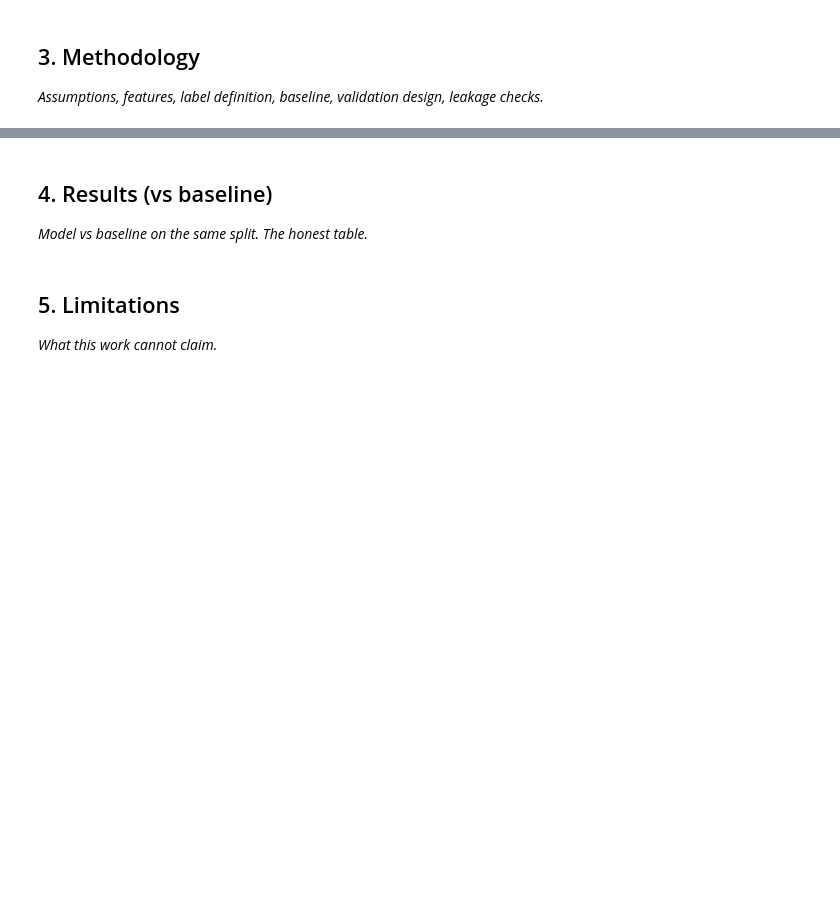
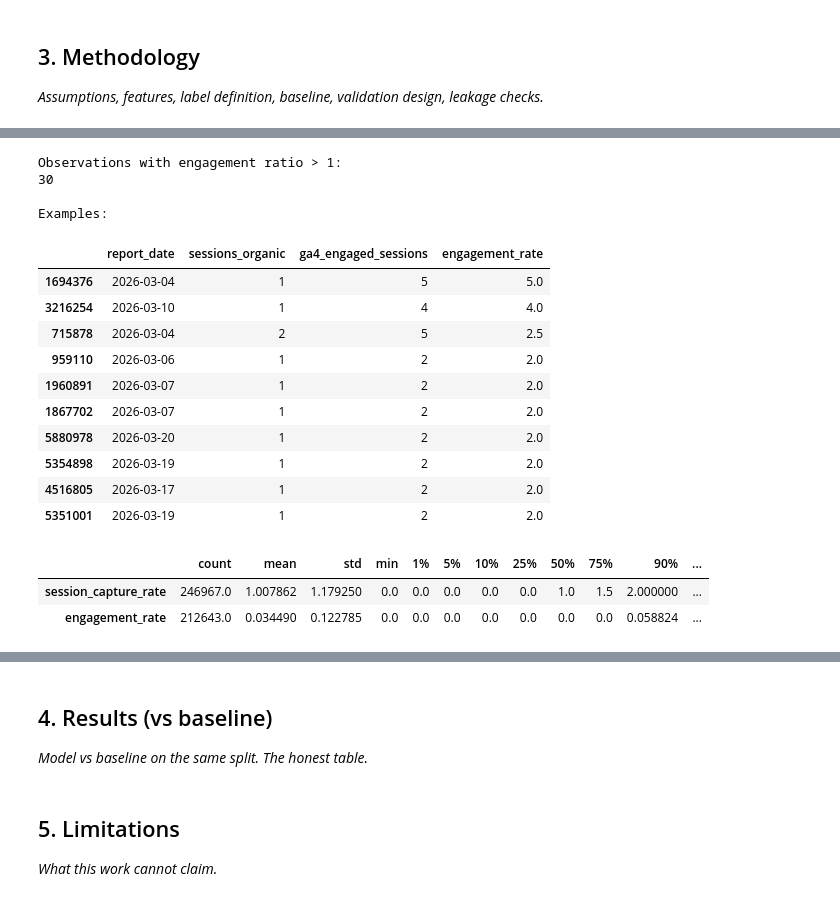
Before and after one commit to itsayeshaqamar/flyrank-mlinternship-ayesha, a Jupyter notebook: work/notebooks/capstone.ipynb, the cells around one changed output, grey strips where cells are left out. Saved outputs shown, nothing was run; the diff lists cells and outputs as text; code cells hidden in the pictures; blank space fills up the shorter version.

```diff
--- a/work/notebooks/capstone.ipynb
+++ b/work/notebooks/capstone.ipynb
@@ -20,0 +883,70 @@ This skeleton is yours to fill. Work the sections **in order** — each one has
+# %%
+# ============================================================
+# 7. Investigate engagement ratios above 100%
+# ============================================================
+
+engagement_above_1 = funnel_df[
+    funnel_df["engagement_rate"] > 1
+].copy()
+
+print("Observations with engagement ratio > 1:")
+print(len(engagement_above_1))
+
+print("\nExamples:")
+display(
+    engagement_above_1[
+        [
+            "report_date",
+            "sessions_organic",
+            "ga4_engaged_sessions",
+            "engagement_rate"
+        ]
+    ]
+    .sort_values("engagement_rate", ascending=False)
+    .head(10)
+)
+# %% [output]
+Observations with engagement ratio > 1:
+30
+
+Examples:
+|  | report_date | sessions_organic | ga4_engaged_sessions | engagement_rate |
+| 1694376 | 2026-03-04 | 1 | 5 | 5.0 |
+| 3216254 | 2026-03-10 | 1 | 4 | 4.0 |
+| 715878 | 2026-03-04 | 2 | 5 | 2.5 |
+| 959110 | 2026-03-06 | 1 | 2 | 2.0 |
+| 1960891 | 2026-03-07 | 1 | 2 | 2.0 |
+| 1867702 | 2026-03-07 | 1 | 2 | 2.0 |
+| 5880978 | 2026-03-20 | 1 | 2 | 2.0 |
+| 5354898 | 2026-03-19 | 1 | 2 | 2.0 |
+| 4516805 | 2026-03-17 | 1 | 2 | 2.0 |
+| 5351001 | 2026-03-19 | 1 | 2 | 2.0 |
+# %%
+# ============================================================
+# 8. Distribution of the ratio signals
+# ============================================================
+
+ratio_summary = funnel_df[
+    [
+        "session_capture_rate",
+        "engagement_rate"
+    ]
+].describe(
+    percentiles=[
+        0.01,
+        0.05,
+        0.10,
+        0.25,
+        0.50,
+        0.75,
+        0.90,
+        0.95,
+        0.99
+    ]
+).T
+
+display(ratio_summary)
+# %% [output]
+|  | count | mean | std | min | 1% | 5% | 10% | 25% | 50% | 75% | 90% | ... |
+| session_capture_rate | 246967.0 | 1.007862 | 1.179250 | 0.0 | 0.0 | 0.0 | 0.0 | 0.0 | 1.0 | 1.5 | 2.000000 | ... |
+| engagement_rate | 212643.0 | 0.034490 | 0.122785 | 0.0 | 0.0 | 0.0 | 0.0 | 0.0 | 0.0 | 0.0 | 0.058824 | ... |
```
Also changed, not shown: parts of 42 cells of this notebook.
